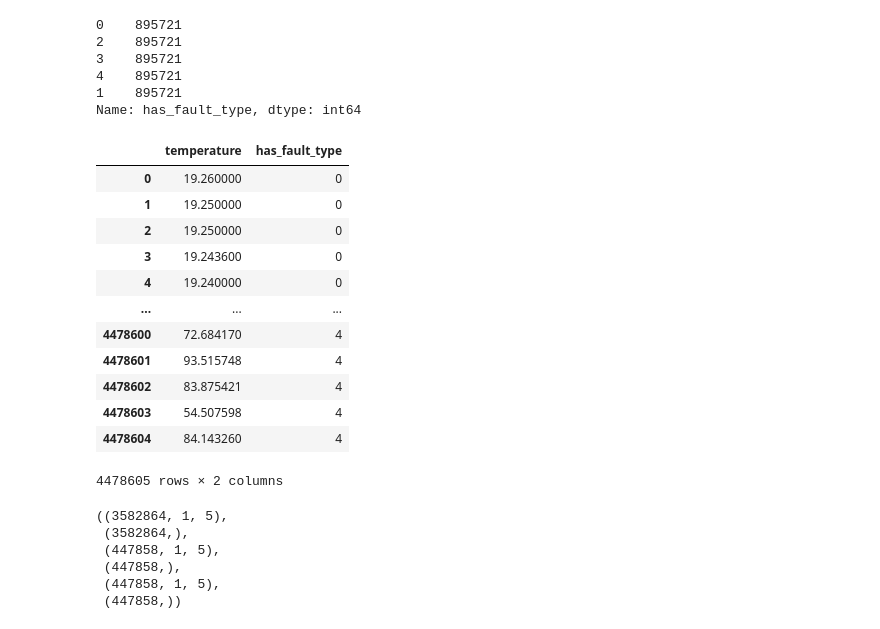
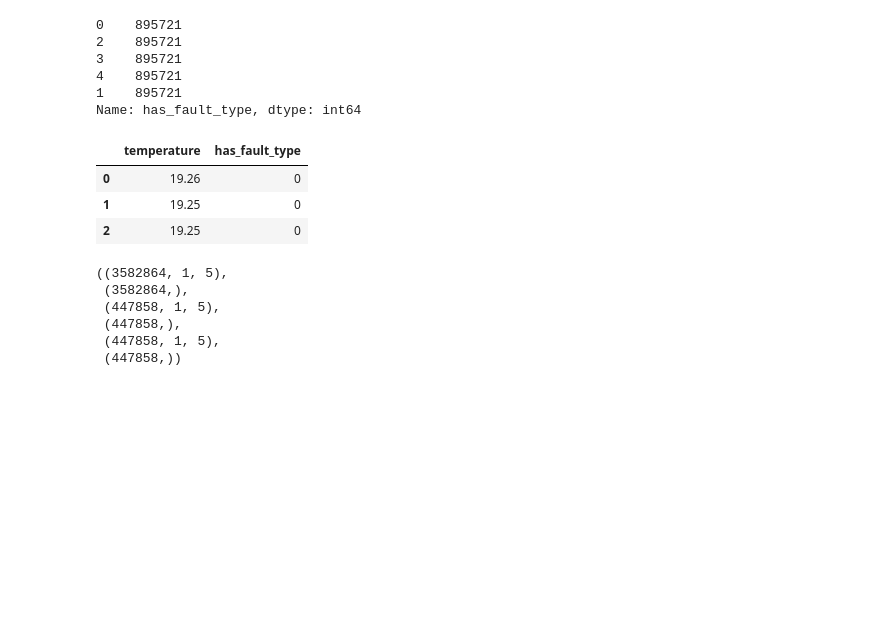
Before and after one commit to Nene-S/IoT_Sensors_Prediction_and_Classification, a Jupyter notebook: notebooks/preprocess.ipynb, the cells around one changed output. Cells and saved outputs as stored; diff of their text form; code cells hidden in the pictures; blank space fills up the shorter version.

```diff
--- a/notebooks/preprocess.ipynb
+++ b/notebooks/preprocess.ipynb
@@ -547,21 +513,12 @@ df = pd.concat([pd.DataFrame(X_resampled, columns=["temperature"]),
                           pd.Series(y_resampled, name="has_fault_type")],axis=1)
 # %%
 # df.has_fault_type.value_counts()
-df
+df.head(3)
 # %% [output]
 |  | temperature | has_fault_type |
-| 0 | 19.260000 | 0 |
-| 1 | 19.250000 | 0 |
-| 2 | 19.250000 | 0 |
-| 3 | 19.243600 | 0 |
-| 4 | 19.240000 | 0 |
-| ... | ... | ... |
-| 4478600 | 72.684170 | 4 |
-| 4478601 | 93.515748 | 4 |
-| 4478602 | 83.875421 | 4 |
-| 4478603 | 54.507598 | 4 |
-| 4478604 | 84.143260 | 4 |
+| 0 | 19.26 | 0 |
+| 1 | 19.25 | 0 |
+| 2 | 19.25 | 0 |
-4478605 rows × 2 columns
 # %%
 # sc = StandardScaler()
 # df["temperature"] = sc.fit_transform(df["temperature"])
```
Also changed, not shown: parts of 30 cells of this notebook, 29 other files.
